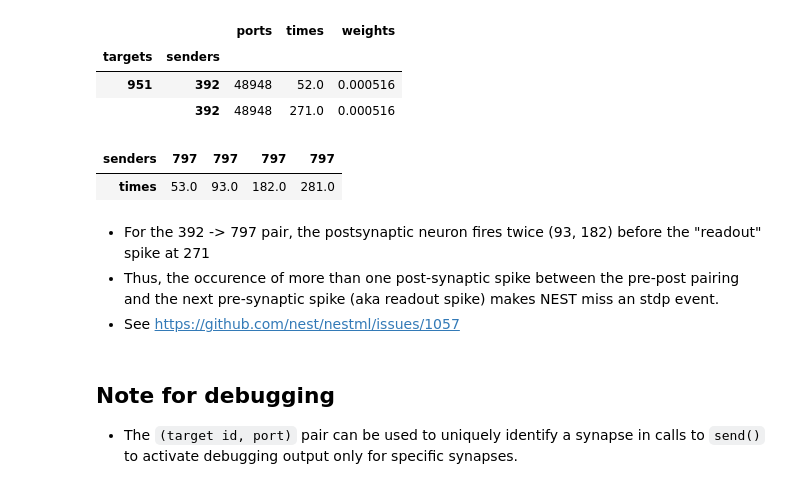
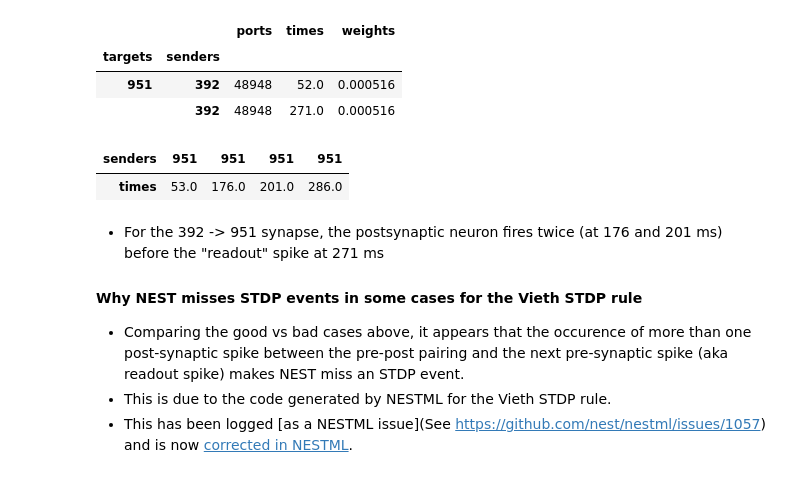
Before and after one commit to heplesser/comment_vieth_code, a Jupyter notebook: Plesser_CommentaryVieth_Supplement.ipynb, the cells around one changed output. Cells and saved outputs as stored; diff of their text form; code cells hidden in the pictures.

Commit message:
Correct source/target IDs in STDP analysis

```diff
--- a/Plesser_CommentaryVieth_Supplement.ipynb
+++ b/Plesser_CommentaryVieth_Supplement.ipynb
@@ -990,15 +984,15 @@ wr.loc[gr['bad'][15]]
 | 951 | 392 | 48948 | 52.0 | 0.000516 |
 |  | 392 | 48948 | 271.0 | 0.000516 |
 # %%
-spks.loc[797].T
+spks.loc[951].T
 # %% [output]
-| senders | 797 | 797 | 797 | 797 |
-| times | 53.0 | 93.0 | 182.0 | 281.0 |
+| senders | 951 | 951 | 951 | 951 |
+| times | 53.0 | 176.0 | 201.0 | 286.0 |
 # %% [markdown]
-- For the 392 -> 797 pair, the postsynaptic neuron fires twice (93, 182) before the "readout" spike at 271
-- Thus, the occurence of more than one post-synaptic spike between the pre-post pairing and the next pre-synaptic spike (aka readout spike) makes NEST miss an stdp event.
-- See https://github.com/nest/nestml/issues/1057
+- For the 392 -> 951 synapse, the postsynaptic neuron fires twice (at 176 and 201 ms) before the "readout" spike at 271 ms
+
+#### Why NEST misses STDP events in some cases for the Vieth STDP rule
+
+- Comparing the good vs bad cases above, it appears that the occurence of more than one post-synaptic spike between the pre-post pairing and the next pre-synaptic spike (aka readout spike) makes NEST miss an STDP event.
+- This is due to the code generated by NESTML for the Vieth STDP rule.
+- This has been logged [as a NESTML issue](See https://github.com/nest/nestml/issues/1057) and is now [corrected in NESTML](https://github.com/nest/nestml/pull/1061).
-# %% [markdown]
-## Note for debugging
-
-- The `(target id, port)` pair can be used to uniquely identify a synapse in calls to `send()` to activate debugging output only for specific synapses.
```
Also changed, not shown: parts of 15 cells of this notebook, 1 other file.
